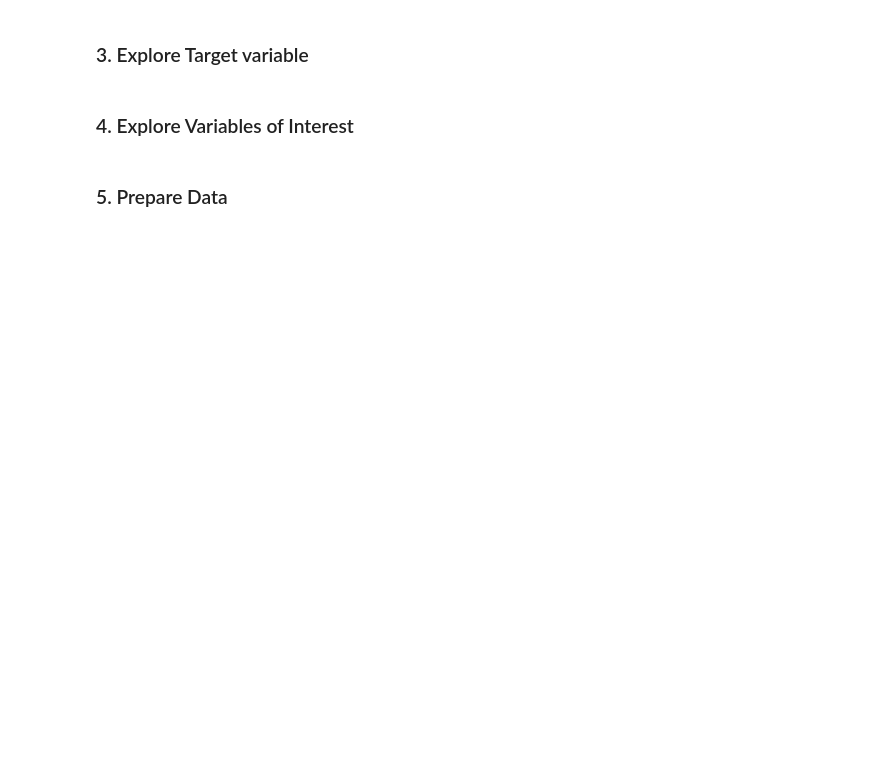
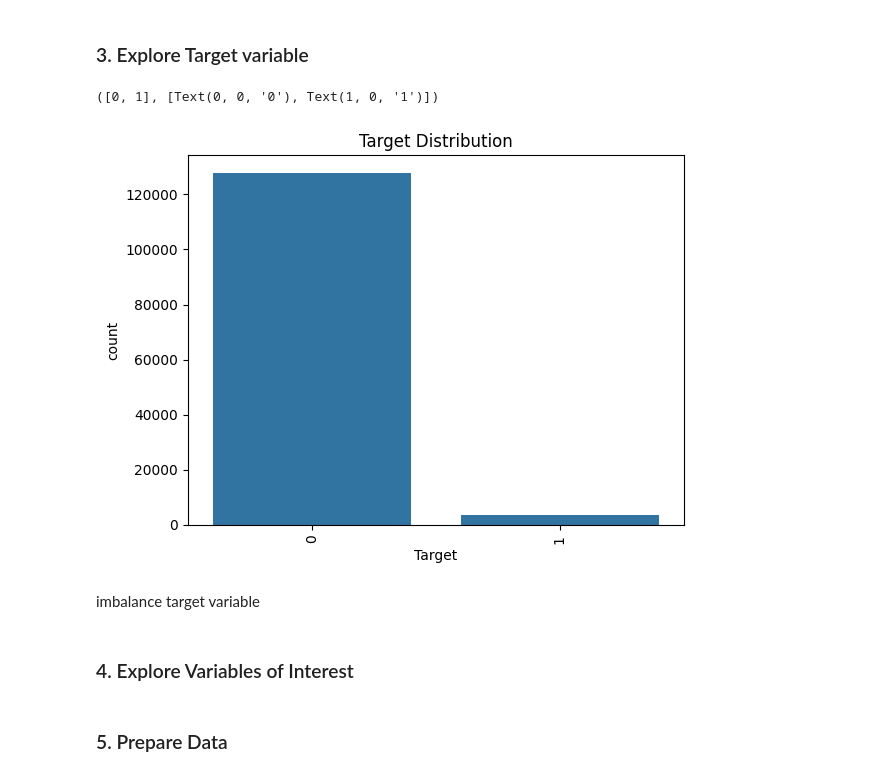
Before and after one commit to smonto43/UTS_MDSI, a Jupyter notebook: 36106MLAA/Assigment2/MLAA_Notebook_Template.ipynb, the cells around one changed output. Drawn from its saved outputs; the diff is of its cells as text; code cells hidden in the pictures; blank space fills up the shorter version.

```diff
--- a/36106MLAA/Assigment2/MLAA_Notebook_Template.ipynb
+++ b/36106MLAA/Assigment2/MLAA_Notebook_Template.ipynb
@@ -39,7 +126,16 @@ df = pd.read_csv(file_url)
 # %% [markdown]
 ### 3. Explore Target variable
 # %%
-target = ''
+target = 'Target'
+# %%
+sns.countplot(data=df, x=target, order=df[target].value_counts().index)
+plt.title(f'{target} Distribution')
+plt.xticks(rotation=90)
+# %% [output]
+([0, 1], [Text(0, 0, '0'), Text(1, 0, '1')])
+[figure, added]
+# %% [markdown]
+imbalance target variable
 # %% [markdown]
 ### 4. Explore Variables of Interest
 # %% [markdown]
```
Also changed, not shown: parts of 28 cells of this notebook.
